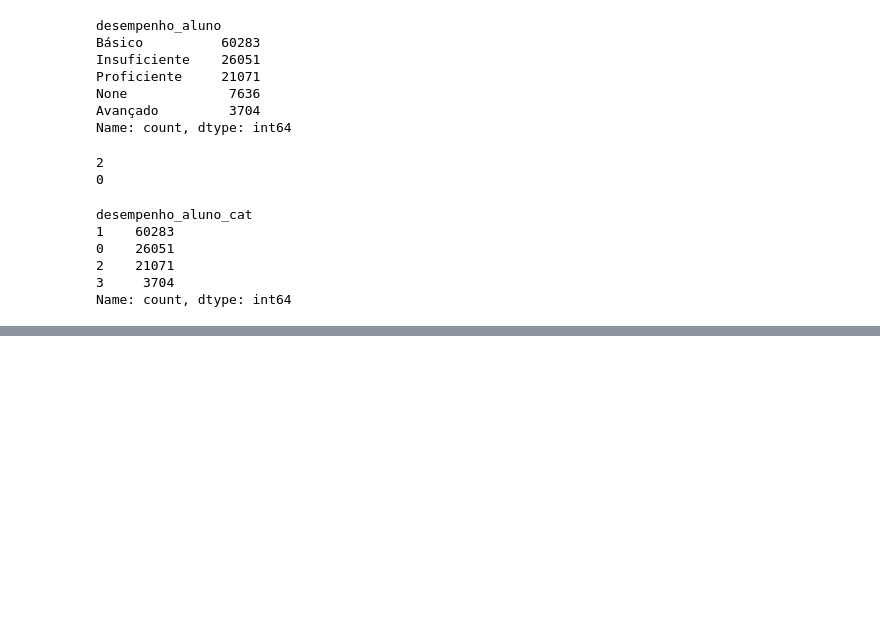
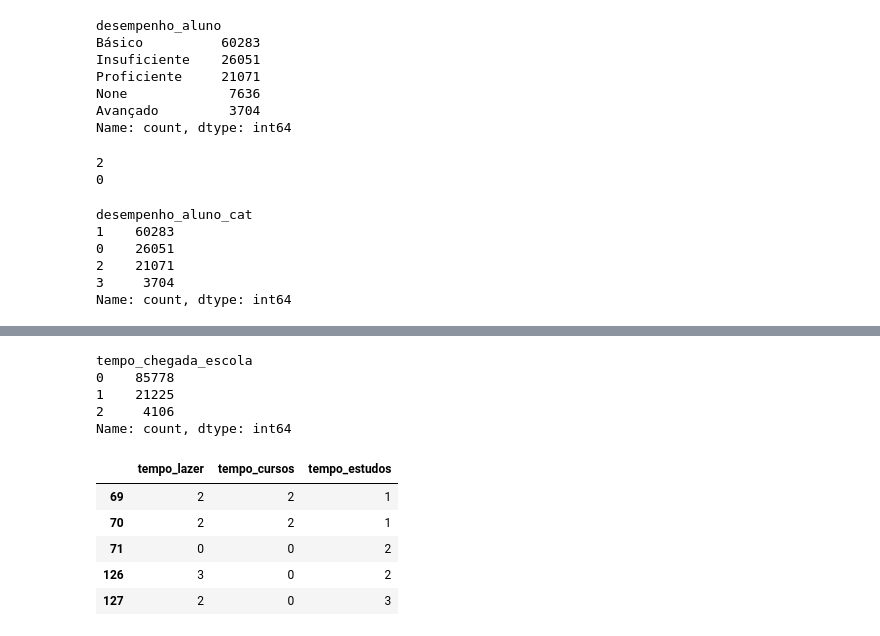
Before and after one commit to JamboTechUFPB/SAEB_Classificador, a Jupyter notebook: treatment.ipynb, the cells around one changed output, grey strips where cells are left out. Saved outputs shown, nothing was run; the diff lists cells and outputs as text; code cells hidden in the pictures; blank space fills up the shorter version.

Commit message:
adding last treatment to numerize columns // initial model testing

```diff
--- a/treatment.ipynb
+++ b/treatment.ipynb
@@ -139,12 +170,3 @@ desempenho_aluno_cat
 2    21071
 3     3704
 Name: count, dtype: int64
-# %%
-# change categorical columns (with dtype = 'object') to numerical values
-# using LabelEncoder
-le = LabelEncoder()
-
-for column in columns_to_filter:
-    df[column] = le.fit_transform(df[column])
-
-df.head()
@@ -157,0 +191,38 @@ df.head()
+# %%
+# questão "tempo_chegada_escola"
+# Quanto tempo você demora para chegar à sua escola?
+# A: Menos de 30 minutos (0)
+# B: Entre 30 minutos e uma hora (1)
+# C: Mais de uma hora (2)
+df['tempo_chegada_escola'] = df['tempo_chegada_escola'].map({'A': 0, 'B': 1, 'C': 2})
+
+df['tempo_chegada_escola'].value_counts(dropna=False)
+
+# OBS.: não será utilizado pois tem dados de 2021 (pandemia)
+# %% [output]
+tempo_chegada_escola
+0    85778
+1    21225
+2     4106
+Name: count, dtype: int64
+# %%
+# questões "tempo_"
+# Fora da escola em dias de aula, quanto tempo você usa para:
+# A: Não uso meu tempo para isso (0)
+# B: Menos de 1 hora (1)
+# C: Entre 1 a 2 horas (2)
+# D: Mais de 2 horas (3)
+
+tempo_columns = ['tempo_lazer', 'tempo_cursos', 'tempo_estudos']
+
+for column in tempo_columns:
+    df[column] = df[column].map({'A': 0, 'B': 1, 'C': 2, 'D': 3})
+
+df[tempo_columns].head()
+# %% [output]
+|  | tempo_lazer | tempo_cursos | tempo_estudos |
+| 69 | 2 | 2 | 1 |
+| 70 | 2 | 2 | 1 |
+| 71 | 0 | 0 | 2 |
+| 126 | 3 | 0 | 2 |
+| 127 | 2 | 0 | 3 |
```
Also changed, not shown: parts of 14 cells of this notebook, 4 other files.
